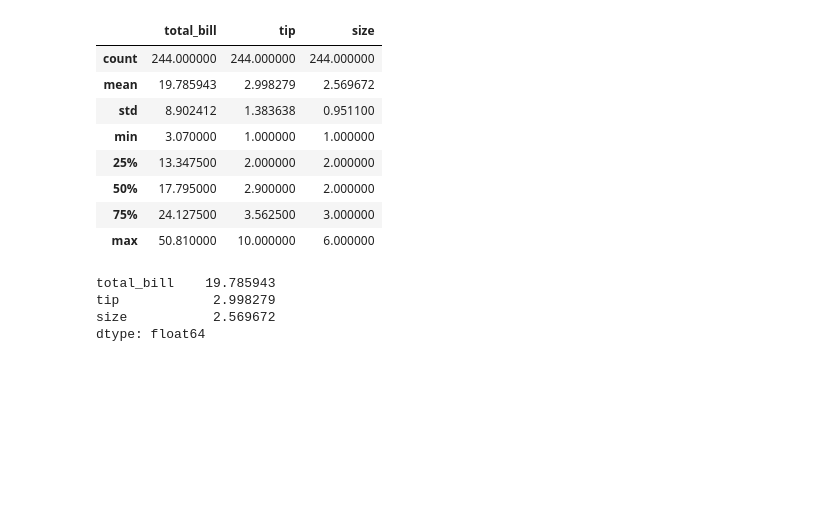
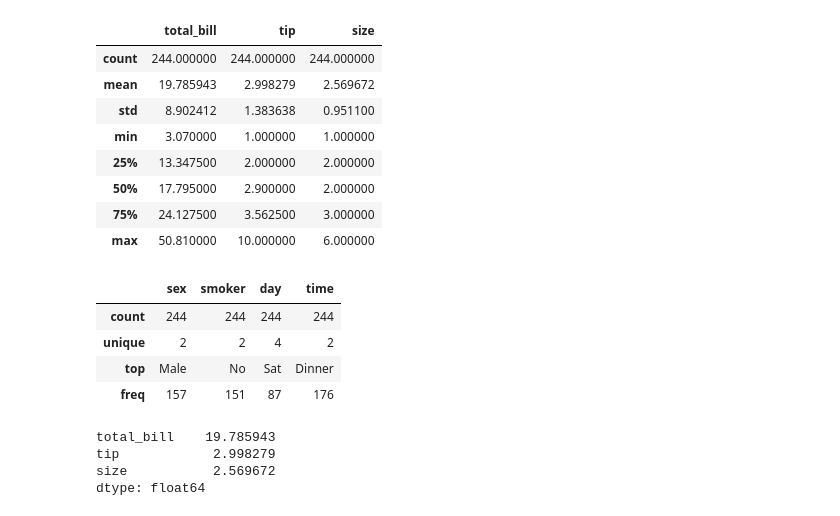
Before and after one commit to martinaobrien/FUNDAMENTALS-OF-DATA-ANALYSIS-Project-2019, a Jupyter notebook: Tips Dataset Assignment .ipynb, the cells around one changed output. Cells and saved outputs as stored; diff of their text form; code cells hidden in the pictures; blank space fills up the shorter version.

```diff
--- a/Tips Dataset Assignment .ipynb
+++ b/Tips Dataset Assignment .ipynb
@@ -118,6 +138,14 @@ df.describe ()
 | 50% | 17.795000 | 2.900000 | 2.000000 |
 | 75% | 24.127500 | 3.562500 | 3.000000 |
 | max | 50.810000 | 10.000000 | 6.000000 |
+# %%
+df.describe(include=[np.object])
+# %% [output]
+|  | sex | smoker | day | time |
+| count | 244 | 244 | 244 | 244 |
+| unique | 2 | 2 | 4 | 2 |
+| top | Male | No | Sat | Dinner |
+| freq | 157 | 151 | 87 | 176 |
 # %%
 df.mean ()
 # %% [output]
```
Also changed, not shown: parts of 9 cells of this notebook.
